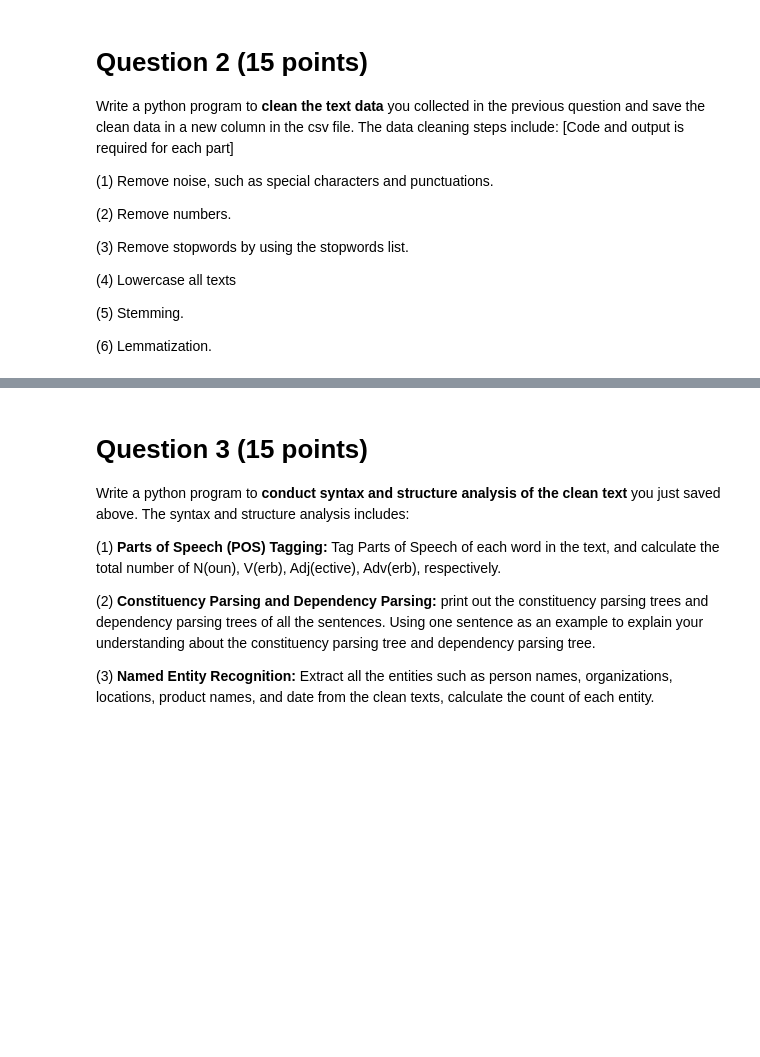
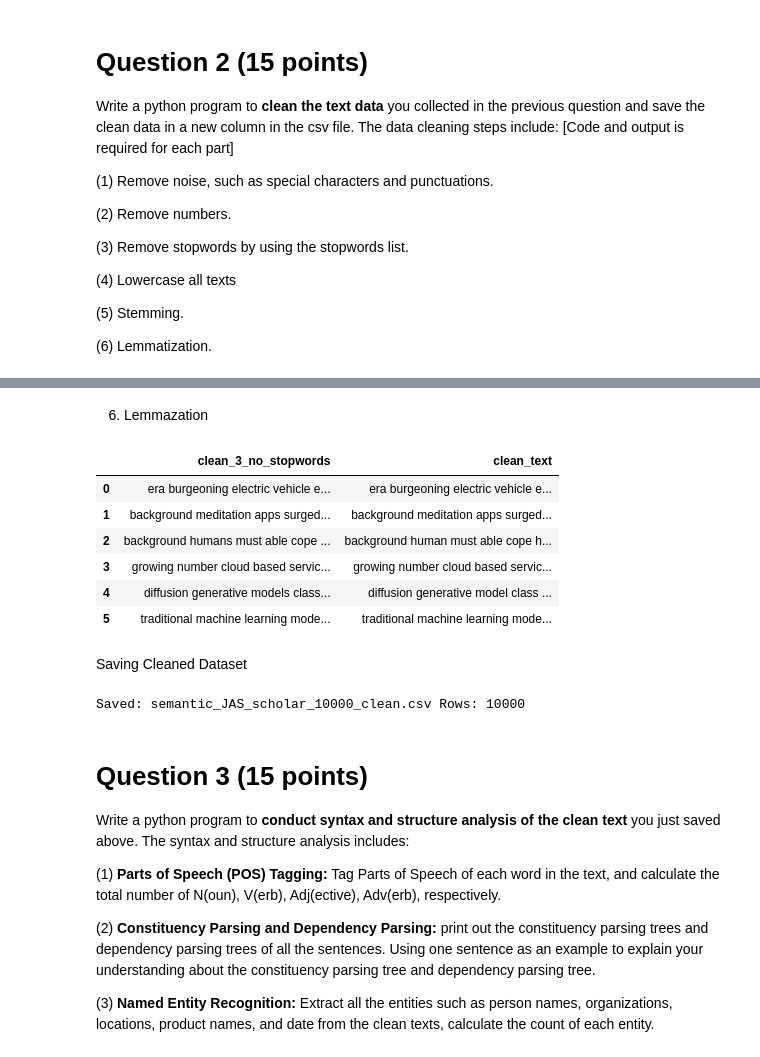
Before and after one commit to jaswanthbhavanam-03/SivaSaiJaswanthBhavanam_INFO5731_Spring2026, a Jupyter notebook: Bhavanam_Jaswanth_Assignment_01.ipynb, the cells around one changed output, grey strips where cells are left out. Saved outputs shown, nothing was run; the diff lists cells and outputs as text; code cells hidden in the pictures; blank space fills up the shorter version.

```diff
--- a/Bhavanam_Jaswanth_Assignment_01.ipynb
+++ b/Bhavanam_Jaswanth_Assignment_01.ipynb
@@ -204,0 +274,3 @@ Write a python program to **clean the text data** you collected in the previous
+# %%
+df["clean_4_lower"] = df["clean_2_no_numbers"].apply(to_lower)
+df[["clean_2_no_numbers", "clean_4_lower"]].head(4)
@@ -205,3 +295,24 @@ Write a python program to **clean the text data** you collected in the previous
+# %% [markdown]
+6. Lemmazation
+# %%
+df["clean_text"] = df["clean_3_no_stopwords"].apply(lemmatization)
+df[["clean_3_no_stopwords", "clean_text"]].head(6)
+# %% [output]
+|  | clean_3_no_stopwords | clean_text |
+| 0 | era burgeoning electric vehicle e... | era burgeoning electric vehicle e... |
+| 1 | background meditation apps surged... | background meditation apps surged... |
+| 2 | background humans must able cope ... | background human must able cope h... |
+| 3 | growing number cloud based servic... | growing number cloud based servic... |
+| 4 | diffusion generative models class... | diffusion generative model class ... |
+| 5 | traditional machine learning mode... | traditional machine learning mode... |
+# %% [markdown]
+Saving Cleaned Dataset
+# %%
+clean_csv_path = "semantic_JAS_scholar_10000_clean.csv"
+df.to_csv(clean_csv_path, index=False)
+print("Saved:", clean_csv_path, "Rows:", len(df))
+# %% [output]
+Saved: semantic_JAS_scholar_10000_clean.csv Rows: 10000
 # %% [markdown]
 # Question 3 (15 points)
 
```
Also changed, not shown: parts of 46 cells of this notebook.
